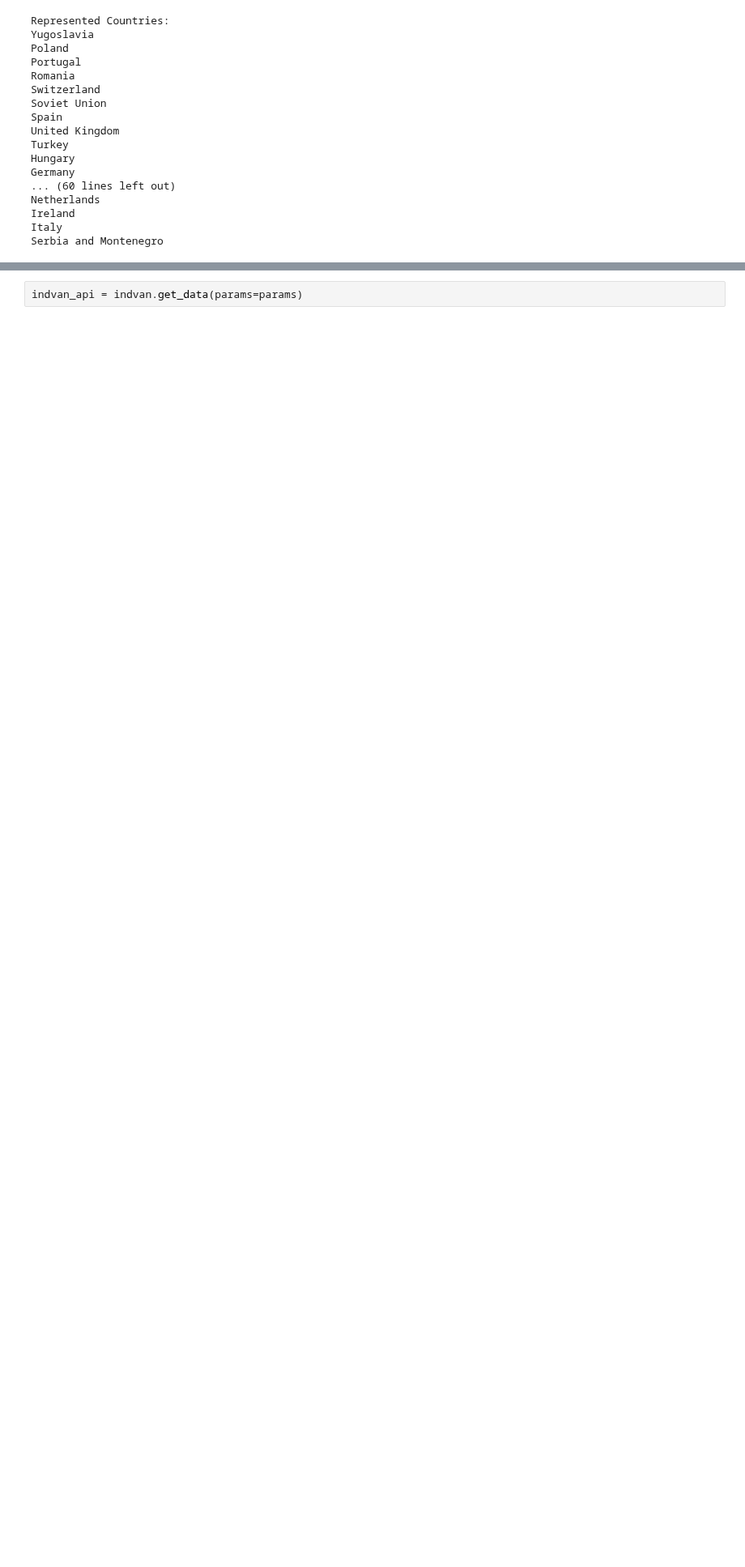
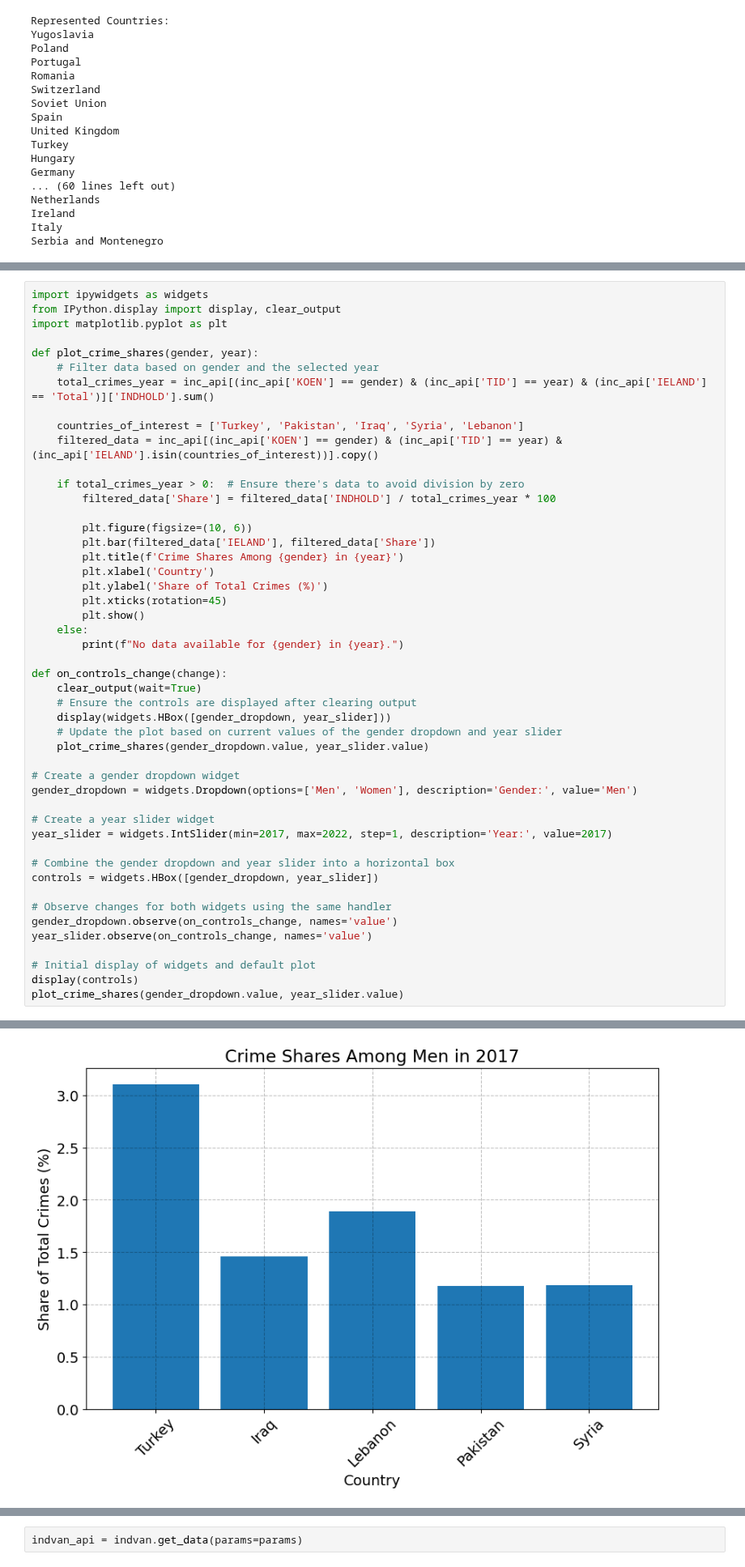
Before and after one commit to NumEconCopenhagen/projects-2024-malik-og-mads, a Jupyter notebook: dataproject/dataproject.ipynb, the cells around one changed output, grey strips where cells are left out. Shown at 81% size. Saved outputs shown, nothing was run; the diff lists cells and outputs as text; blank space fills up the shorter version.

```diff
--- a/dataproject/dataproject.ipynb
+++ b/dataproject/dataproject.ipynb
@@ -112,0 +163,49 @@ Serbia and Montenegro
+# %%
+import ipywidgets as widgets
+from IPython.display import display, clear_output
+import matplotlib.pyplot as plt
+
+def plot_crime_shares(gender, year):
+    # Filter data based on gender and the selected year
+    total_crimes_year = inc_api[(inc_api['KOEN'] == gender) & (inc_api['TID'] == year) & (inc_api['IELAND'] == 'Total')]['INDHOLD'].sum()
+
+    countries_of_interest = ['Turkey', 'Pakistan', 'Iraq', 'Syria', 'Lebanon']
+    filtered_data = inc_api[(inc_api['KOEN'] == gender) & (inc_api['TID'] == year) & (inc_api['IELAND'].isin(countries_of_interest))].copy()
+
+    if total_crimes_year > 0:  # Ensure there's data to avoid division by zero
+        filtered_data['Share'] = filtered_data['INDHOLD'] / total_crimes_year * 100
+
+        plt.figure(figsize=(10, 6))
+        plt.bar(filtered_data['IELAND'], filtered_data['Share'])
+        plt.title(f'Crime Shares Among {gender} in {year}')
+        plt.xlabel('Country')
+        plt.ylabel('Share of Total Crimes (%)')
+        plt.xticks(rotation=45)
+        plt.show()
+    else:
+        print(f"No data available for {gender} in {year}.")
+
+def on_controls_change(change):
+    clear_output(wait=True)
+    # Ensure the controls are displayed after clearing output
+    display(widgets.HBox([gender_dropdown, year_slider]))
+    # Update the plot based on current values of the gender dropdown and year slider
+    plot_crime_shares(gender_dropdown.value, year_slider.value)
+
+# Create a gender dropdown widget
+gender_dropdown = widgets.Dropdown(options=['Men', 'Women'], description='Gender:', value='Men')
+
+# Create a year slider widget
+year_slider = widgets.IntSlider(min=2017, max=2022, step=1, description='Year:', value=2017)
+
+# Combine the gender dropdown and year slider into a horizontal box
+controls = widgets.HBox([gender_dropdown, year_slider])
+
+# Observe changes for both widgets using the same handler
+gender_dropdown.observe(on_controls_change, names='value')
+year_slider.observe(on_controls_change, names='value')
+
+# Initial display of widgets and default plot
+display(controls)
+plot_crime_shares(gender_dropdown.value, year_slider.value)
+# %% [output]
@@ -113,3 +213,4 @@ Serbia and Montenegro
+[figure, added]
 # %%
 # Your DataFrame loading and preparation code here
 
```
Also changed, not shown: parts of 5 cells of this notebook.
